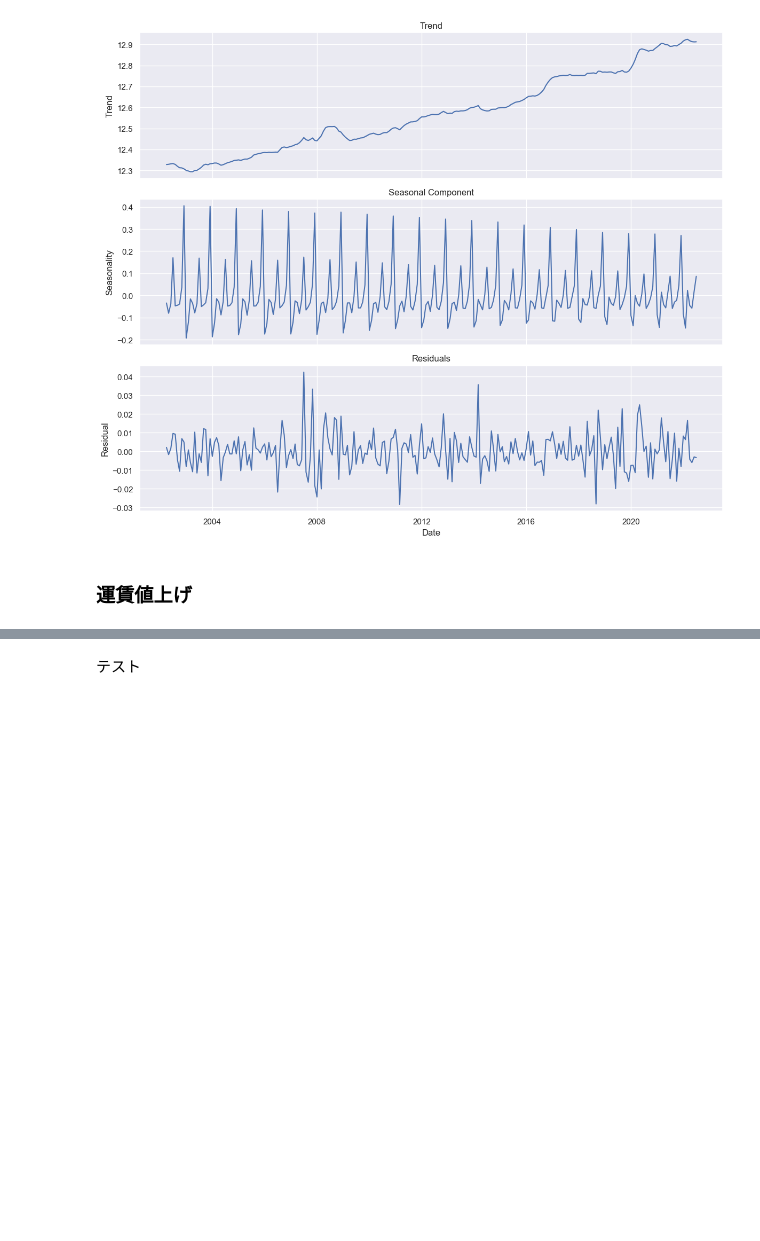
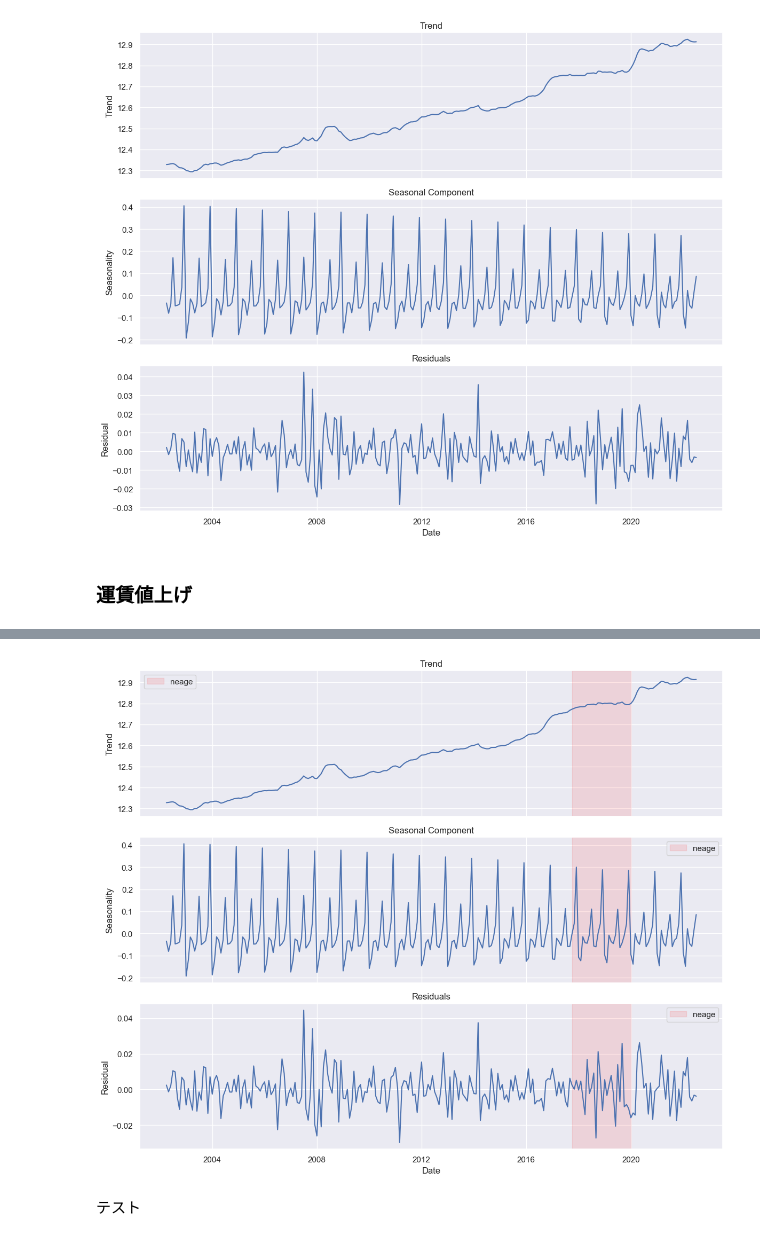
Before and after one commit to Fuga420/Transport_amount_project, a Jupyter notebook: notebooks/Transport_amount.ipynb, the cells around one changed output, grey strips where cells are left out. Drawn from its saved outputs; the diff is of its cells as text; code cells hidden in the pictures; blank space fills up the shorter version.

```diff
--- a/notebooks/Transport_amount.ipynb
+++ b/notebooks/Transport_amount.ipynb
@@ -1030,0 +1086,5 @@ plt.show()
+# %%
+price_hike_dummy = ((df['label'] >= '2017-10-01') & (df['label'] <= '2019-12-31')).astype(int)
+model = LocalLinearTrendSeasonalWithPriceHike(endog=df['y'], exog=price_hike_dummy)
+result_with_price_hike = model.fit()
+print(result_with_price_hike.summary())
@@ -1031,3 +1109,45 @@ plt.show()
+# %%
+smoothed = result_with_price_hike.smoother_results
+trend_smoothed = smoothed.smoothed_state[0]
+seasonal_smoothed = smoothed.smoothed_state[2]
+
+beta = result_with_price_hike.params['price_hike_effect']
+x = price_hike_dummy.values
+
+residuals = df['y'].values - (trend_smoothed + seasonal_smoothed + beta * x)
+
+sns.set_style('darkgrid')
+
+fig, axes = plt.subplots(3, 1, figsize=(12, 10), sharex=True)
+
+highlight_start = pd.to_datetime('2017-10-01')
+highlight_end = pd.to_datetime('2019-12-31')
+
+# すべてのグラフに対して追加
+for ax in axes:
+    ax.axvspan(highlight_start, highlight_end, color='red', alpha=0.1, label='neage')
+    ax.legend()
+
+# トレンド
+sns.lineplot(x=df['label'], y=trend_smoothed, ax=axes[0])
+axes[0].set_title('Trend')
+axes[0].set_ylabel('Trend')
+
+# 季節成分
+sns.lineplot(x=df['label'], y=seasonal_smoothed, ax=axes[1])
+axes[1].set_title('Seasonal Component')
+axes[1].set_ylabel('Seasonality')
+
+# 残差
+sns.lineplot(x=df['label'], y=residuals, ax=axes[2])
+axes[2].set_title('Residuals')
+axes[2].set_ylabel('Residual')
+axes[2].set_xlabel('Date')
+
+plt.tight_layout()
+plt.show()
+# %% [output]
+[figure, added]
 # %% [markdown]
 テスト
 # %%
```
Also changed, not shown: parts of 5 cells of this notebook.
